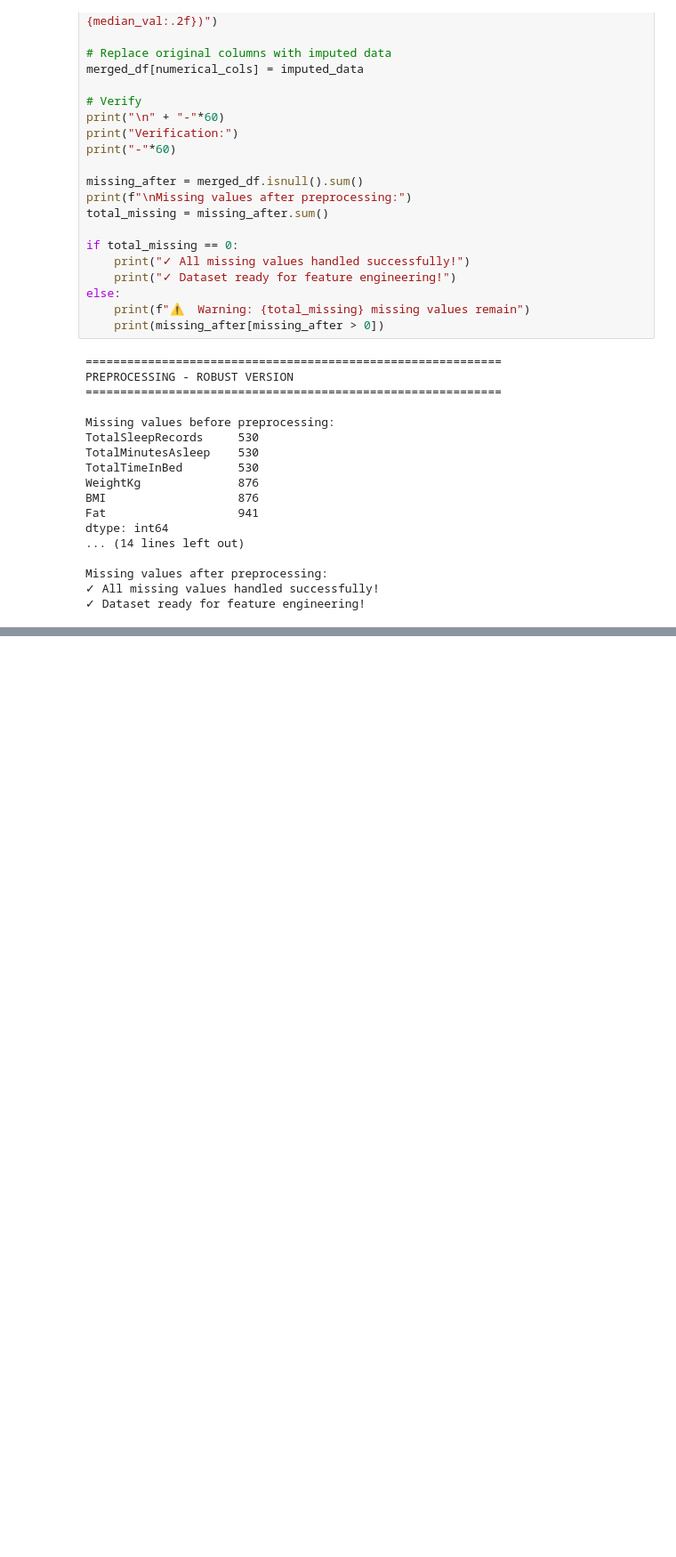
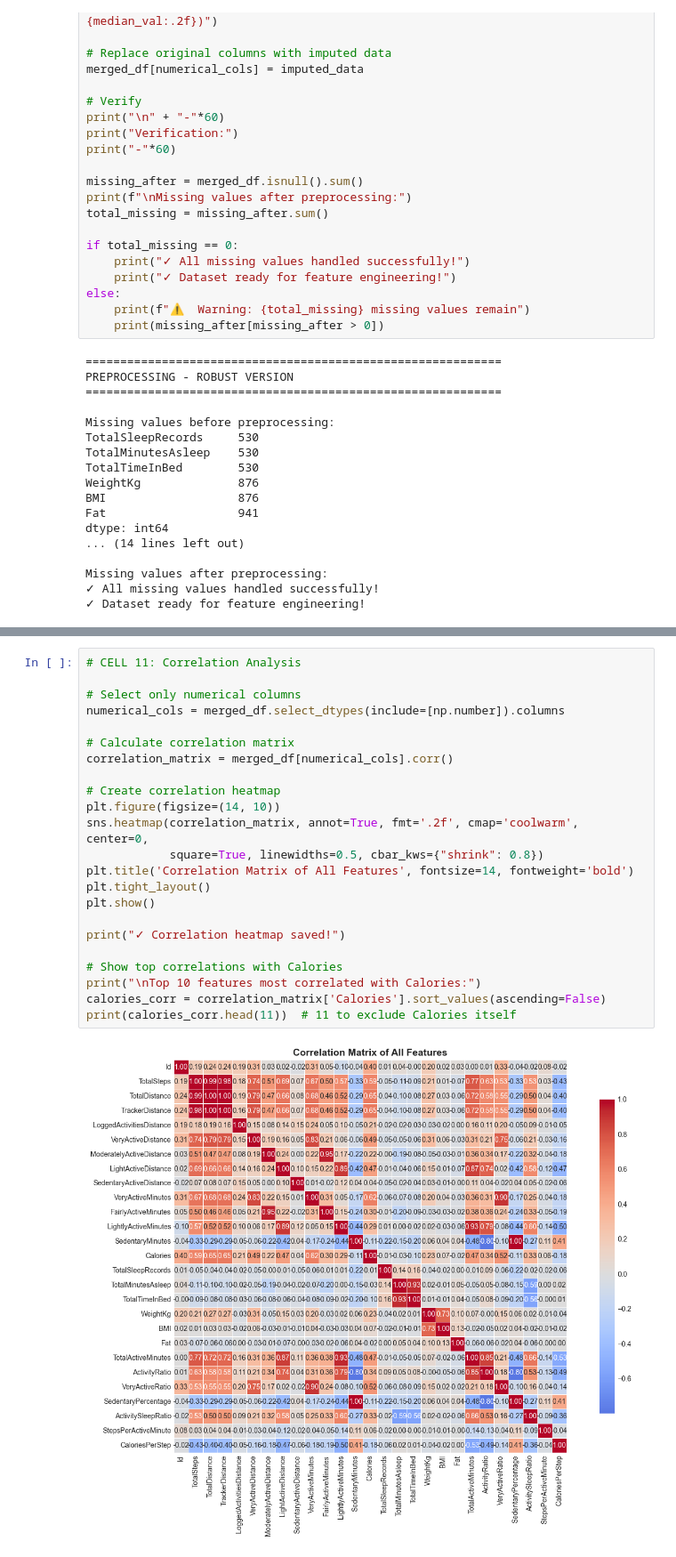
Before and after one commit to Dhaurshand/FitSense, a Jupyter notebook: Notebooks/Regression/regression.ipynb, the cells around one changed output, grey strips where cells are left out. Shown at 89% size. Drawn from its saved outputs; the diff is of its cells as text; blank space fills up the shorter version.

Commit message:
feat(M1-EDA): add feature engineering, correlation analysis, data preparation, and export (Cells 9-15)

```diff
--- a/Notebooks/Regression/regression.ipynb
+++ b/Notebooks/Regression/regression.ipynb
@@ -325,0 +429,25 @@ Missing values after preprocessing:
+# %%
+# CELL 11: Correlation Analysis
+
+# Select only numerical columns
+numerical_cols = merged_df.select_dtypes(include=[np.number]).columns
+
+# Calculate correlation matrix
+correlation_matrix = merged_df[numerical_cols].corr()
+
+# Create correlation heatmap
+plt.figure(figsize=(14, 10))
+sns.heatmap(correlation_matrix, annot=True, fmt='.2f', cmap='coolwarm', center=0,
+            square=True, linewidths=0.5, cbar_kws={"shrink": 0.8})
+plt.title('Correlation Matrix of All Features', fontsize=14, fontweight='bold')
+plt.tight_layout()
+plt.show()
+
+print("✓ Correlation heatmap saved!")
+
+# Show top correlations with Calories
+print("\nTop 10 features most correlated with Calories:")
+calories_corr = correlation_matrix['Calories'].sort_values(ascending=False)
+print(calories_corr.head(11))  # 11 to exclude Calories itself
+# %% [output]
+[figure, added]
```
Also changed, not shown: parts of 7 cells of this notebook, 1 other file.
